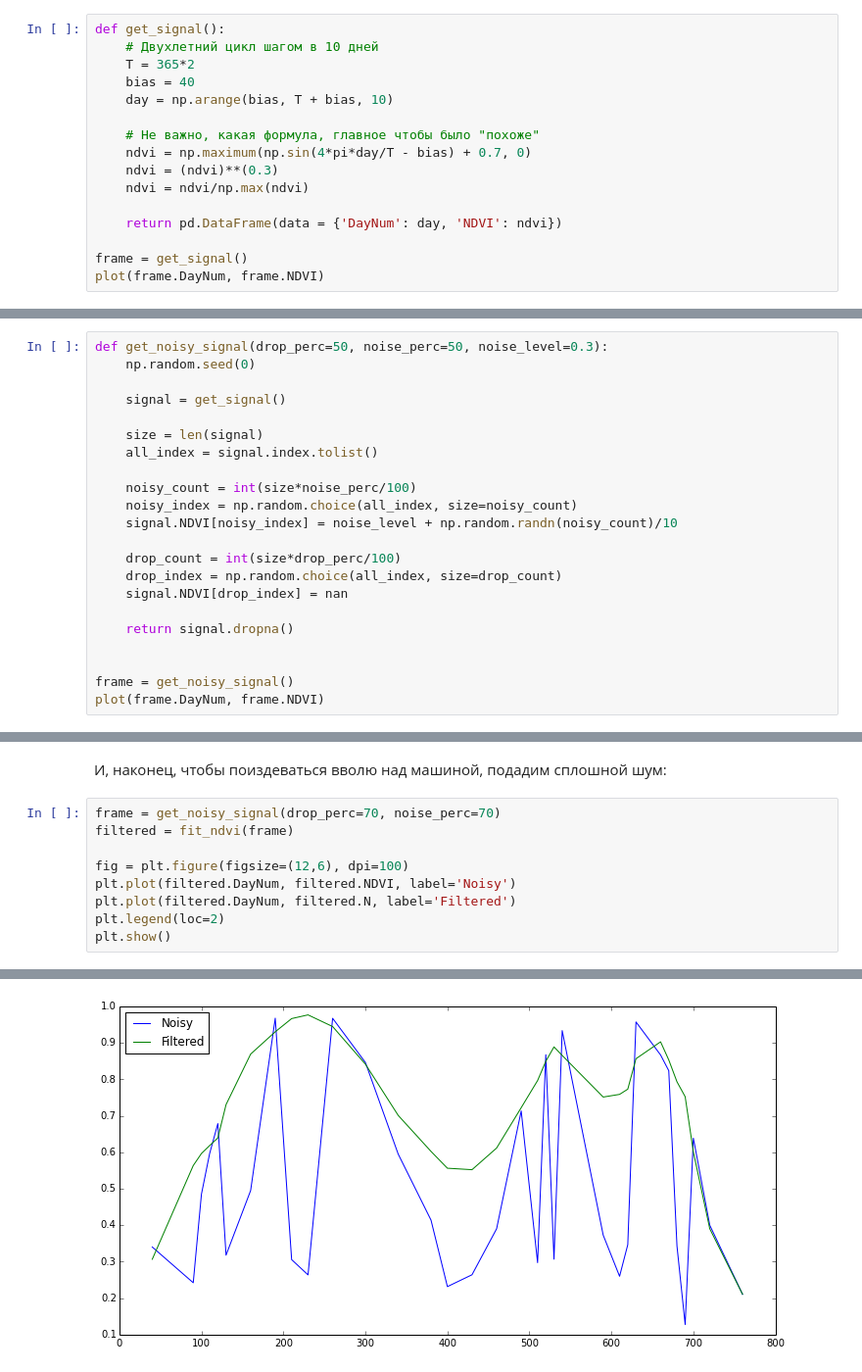
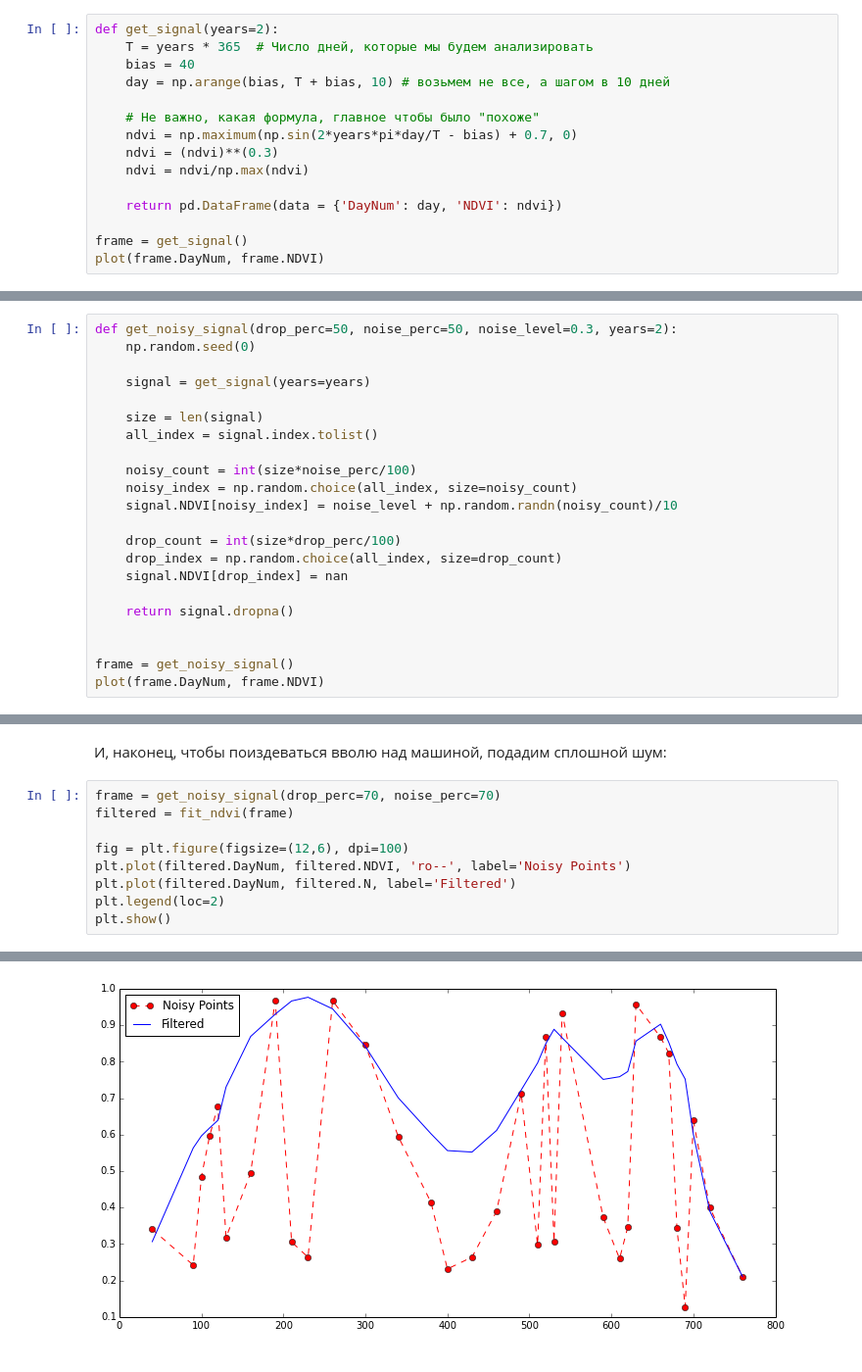
Before and after one commit to KolesovDmitry/remote_sensing, a Jupyter notebook: NDVI filtering by Savitzky-Golay.ipynb, the cells around one changed output, grey strips where cells are left out. Shown at 98% size. Cells and saved outputs as stored; diff of their text form.

```diff
--- a/NDVI filtering by Savitzky-Golay.ipynb
+++ b/NDVI filtering by Savitzky-Golay.ipynb
@@ -716,14 +716,13 @@ def fit_ndvi(frame, window_size=15, order=2):
 
 Создадим функцию, генерирующую кривую, напоминающую NDVI:
 # %%
-def get_signal():
-    # Двухлетний цикл шагом в 10 дней
-    T = 365*2
+def get_signal(years=2):
+    T = years * 365  # Число дней, которые мы будем анализировать
     bias = 40
-    day = np.arange(bias, T + bias, 10)
+    day = np.arange(bias, T + bias, 10) # возьмем не все, а шагом в 10 дней
 
     # Не важно, какая формула, главное чтобы было "похоже"
-    ndvi = np.maximum(np.sin(4*pi*day/T - bias) + 0.7, 0)
+    ndvi = np.maximum(np.sin(2*years*pi*day/T - bias) + 0.7, 0)
     ndvi = (ndvi)**(0.3)
     ndvi = ndvi/np.max(ndvi)
 
@@ -737,10 +736,10 @@ plot(frame.DayNum, frame.NDVI)
 # %% [markdown]
 Создадим функцию, которая будет зашумлять сигнал и частично удалять данные из него. Функция принимает параметр drop_perc --  процент точек, которые будут удалены из сигнала, параметр noise_perc -- процент точек, которые будут зашумлены, и параметр noise_level --- значение, которому будет приравнена шумовая часть сигнала.
 # %%
-def get_noisy_signal(drop_perc=50, noise_perc=50, noise_level=0.3):
+def get_noisy_signal(drop_perc=50, noise_perc=50, noise_level=0.3, years=2):
     np.random.seed(0)
 
-    signal = get_signal()
+    signal = get_signal(years=years)
 
     size = len(signal)
     all_index = signal.index.tolist()
@@ -845,23 +850,23 @@ New Current_F is assigned to 3.83934657104
 # %%
 frame = get_noisy_signal(drop_perc=70, noise_perc=70)
 filtered = fit_ndvi(frame)
 
 fig = plt.figure(figsize=(12,6), dpi=100)
-plt.plot(filtered.DayNum, filtered.NDVI, label='Noisy')
+plt.plot(filtered.DayNum, filtered.NDVI, 'ro--', label='Noisy Points')
 plt.plot(filtered.DayNum, filtered.N, label='Filtered')
 plt.legend(loc=2)
 plt.show()
 # %% [output]
 iteration: 1 Current_F 999999
 New Current_F is assigned to 4.85211142541
 iteration: 2 Current_F 4.85211142541
 New Current_F is assigned to 4.14176555849
 iteration: 3 Current_F 4.14176555849
 New Current_F is assigned to 4.07130266329
 iteration: 4 Current_F 4.07130266329
 New Current_F is assigned to 3.62280818758
 iteration: 5 Current_F 3.62280818758
 New Current_F is assigned to 3.61786352827
 iteration: 6 Current_F 3.61786352827
 New Current_F is assigned to 3.69701705148
-[figure, old version]
+[figure, new version]
```
Also changed, not shown: parts of 13 cells of this notebook.
